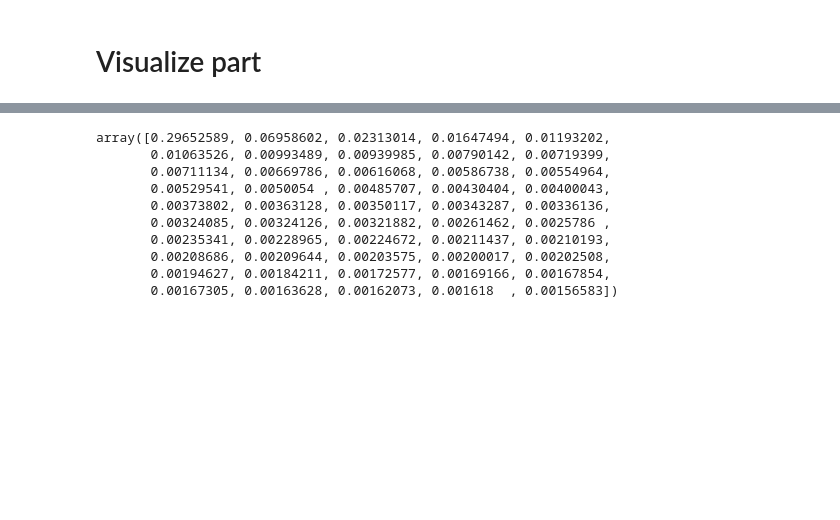
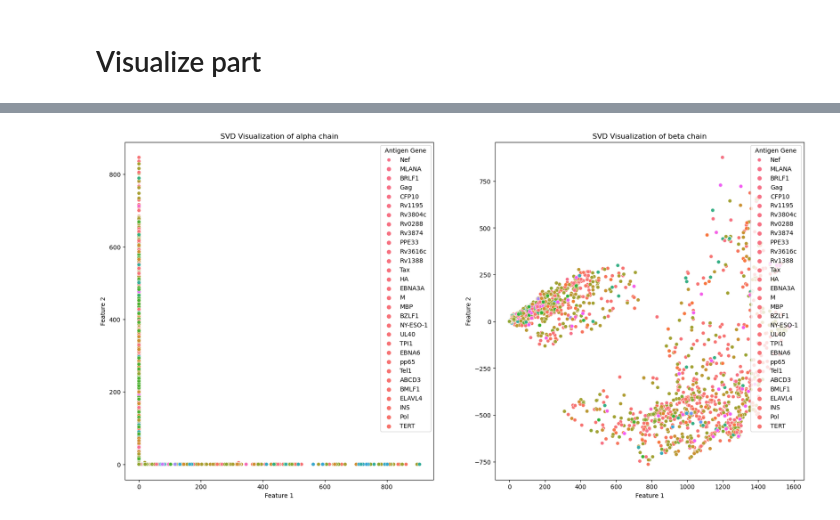
Before and after one commit to UoB-DSMP-2023-24/dsmp-2024-group-7, a Jupyter notebook: Mini Project.ipynb, the cells around one changed output, grey strips where cells are left out. Drawn from its saved outputs; the diff is of its cells as text; code cells hidden in the pictures; blank space fills up the shorter version.

```diff
--- a/Mini Project.ipynb
+++ b/Mini Project.ipynb
@@ -441,27 +475,32 @@ print(tr_b.rw_beta)
 # %%
 # since we have the distance matrix which is in high dimension
 # we have to lower the dimension
-
-#since the data is in very high dimension, to boost the speed of process
-#frist using TruncatedSVD to lower the dimension to 50
 from sklearn.decomposition import TruncatedSVD
 from scipy.sparse import csr_matrix
 import numpy as np
 import matplotlib.pyplot as plt
 import seaborn as sns
-svd = TruncatedSVD(n_components=50)
+# Instantiating the SVD
+svd = TruncatedSVD(n_components=2)
 alpha_reduced = svd.fit_transform(tr_a.rw_alpha)
 beta_reduced = svd.fit_transform(tr_b.rw_beta)
-explained_variance_ratio = svd.explained_variance_ratio_
-explained_variance_ratio
-# %% [output]
-array([0.29652589, 0.06958602, 0.02313014, 0.01647494, 0.01193202,
-       0.01063526, 0.00993489, 0.00939985, 0.00790142, 0.00719399,
-       0.00711134, 0.00669786, 0.00616068, 0.00586738, 0.00554964,
-       0.00529541, 0.0050054 , 0.00485707, 0.00430404, 0.00400043,
-       0.00373802, 0.00363128, 0.00350117, 0.00343287, 0.00336136,
-       0.00324085, 0.00324126, 0.00321882, 0.00261462, 0.0025786 ,
-       0.00235341, 0.00228965, 0.00224672, 0.00211437, 0.00210193,
-       0.00208686, 0.00209644, 0.00203575, 0.00200017, 0.00202508,
-       0.00194627, 0.00184211, 0.00172577, 0.00169166, 0.00167854,
-       0.00167305, 0.00163628, 0.00162073, 0.001618  , 0.00156583])
+# %%
+fig, ax = plt.subplots(1, 2, figsize=(20, 10))
+sns.scatterplot(x=alpha_reduced[:, 0], y=alpha_reduced[:, 1], hue=df_alpha['epitope'], ax=ax[0])
+ax[0].set_xlabel('Feature 1')
+ax[0].set_ylabel('Feature 2')
+ax[0].set_title('SVD Visualization of alpha chain')
+
+# UMAP Visualization
+sns.scatterplot(x=beta_reduced[:, 0], y=beta_reduced[:, 1], hue=df_beta['epitope'], ax=ax[1])
+ax[1].set_xlabel('Feature 1')
+ax[1].set_ylabel('Feature 2')
+ax[1].set_title('SVD Visualization of beta chain')
+
+# add legend
+ax[0].legend(labels=df_alpha['antigen.gene'].unique()[:30], title='Antigen Gene')
+ax[1].legend(labels=df_alpha['antigen.gene'].unique()[:30], title='Antigen Gene')
+
+plt.show()
+# %% [output]
+[figure, added]
```
Also changed, not shown: parts of 9 cells of this notebook.
